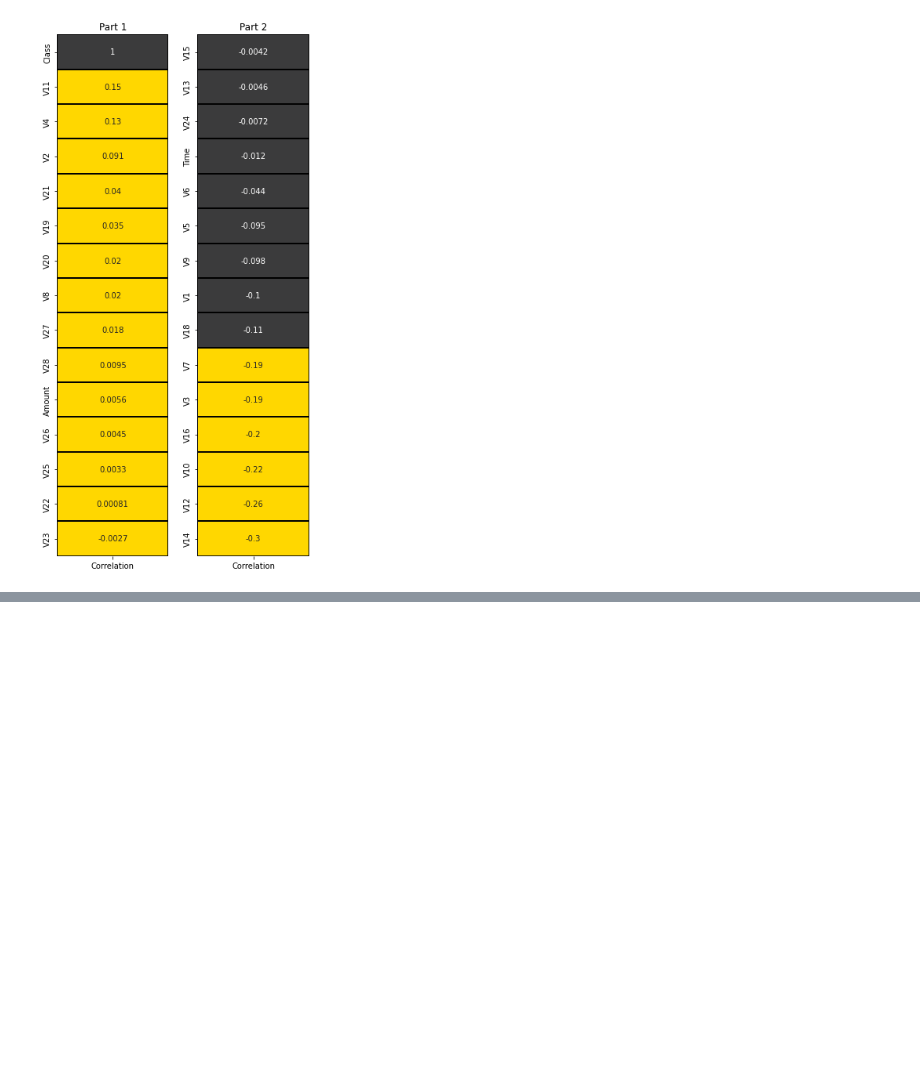
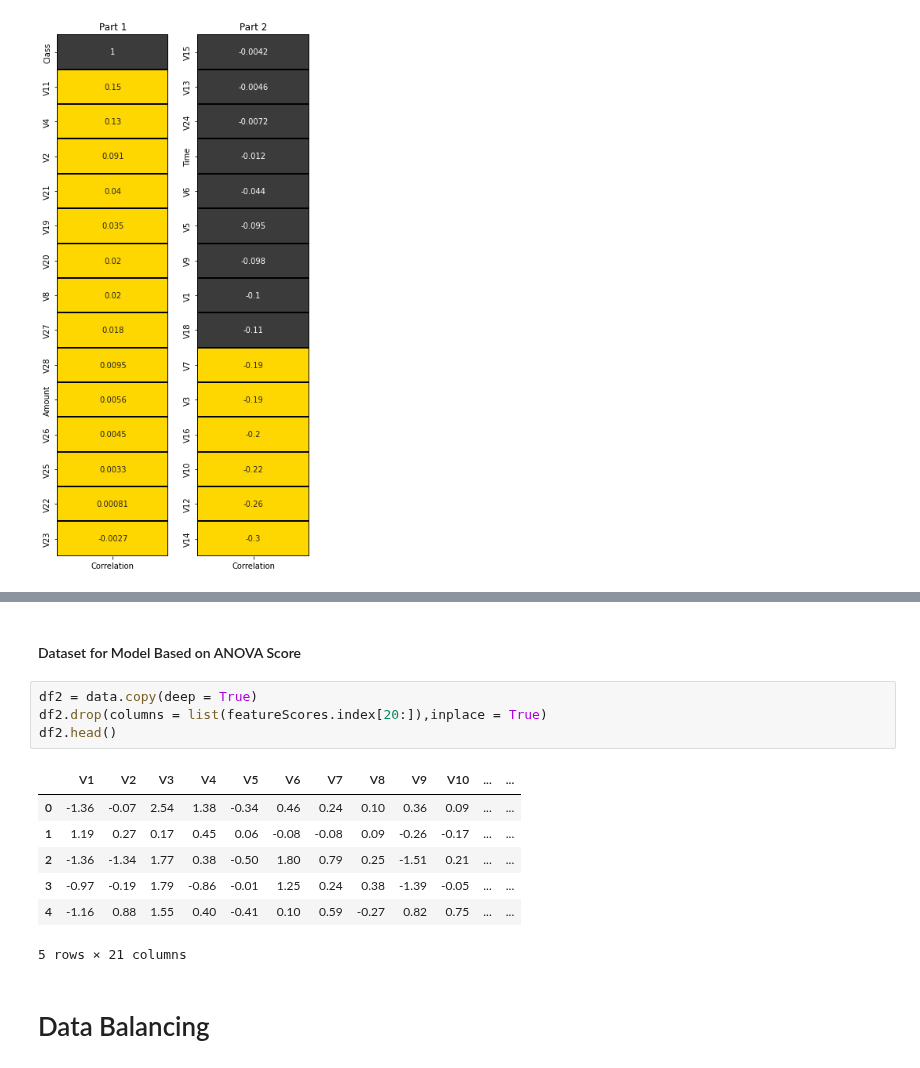
Before and after one commit to mindyng/2022-Business-Projects, a Jupyter notebook: anomaly-detection.ipynb, the cells around one changed output, grey strips where cells are left out. Drawn from its saved outputs; the diff is of its cells as text; blank space fills up the shorter version.

```diff
--- a/anomaly-detection.ipynb
+++ b/anomaly-detection.ipynb
@@ -187,0 +235,16 @@ fig.tight_layout(w_pad = 2)
+# %% [markdown]
+#### Dataset for Model Based on ANOVA Score
+# %%
+df2 = data.copy(deep = True)
+df2.drop(columns = list(featureScores.index[20:]),inplace = True)
+df2.head()
+# %% [output]
+|  | V1 | V2 | V3 | V4 | V5 | V6 | V7 | V8 | V9 | V10 | ... | ... |
+| 0 | -1.36 | -0.07 | 2.54 | 1.38 | -0.34 | 0.46 | 0.24 | 0.10 | 0.36 | 0.09 | ... | ... |
+| 1 | 1.19 | 0.27 | 0.17 | 0.45 | 0.06 | -0.08 | -0.08 | 0.09 | -0.26 | -0.17 | ... | ... |
+| 2 | -1.36 | -1.34 | 1.77 | 0.38 | -0.50 | 1.80 | 0.79 | 0.25 | -1.51 | 0.21 | ... | ... |
+| 3 | -0.97 | -0.19 | 1.79 | -0.86 | -0.01 | 1.25 | 0.24 | 0.38 | -1.39 | -0.05 | ... | ... |
+| 4 | -1.16 | 0.88 | 1.55 | 0.40 | -0.41 | 0.10 | 0.59 | -0.27 | 0.82 | 0.75 | ... | ... |
+5 rows × 21 columns
+# %% [markdown]
+# Data Balancing
```
Also changed, not shown: parts of 10 cells of this notebook.
